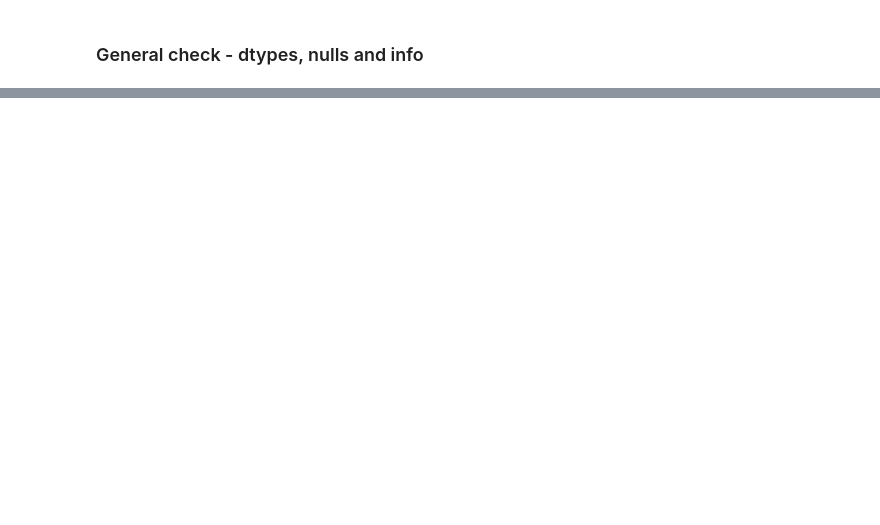
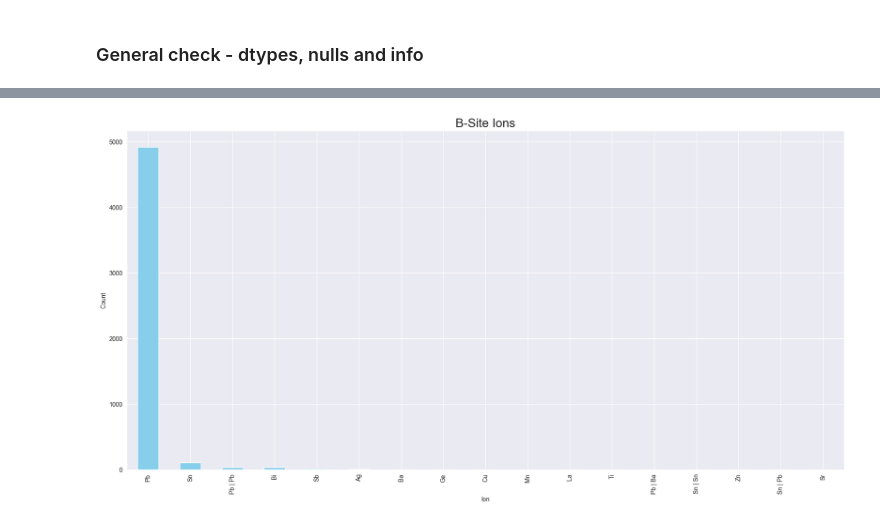
Before and after one commit to armh12/perovskite-data-analysis, a Jupyter notebook: preparation/prepare_raw_idc2.ipynb, the cells around one changed output, grey strips where cells are left out. Cells and saved outputs as stored; diff of their text form; code cells hidden in the pictures; blank space fills up the shorter version.

```diff
--- a/preparation/prepare_raw_idc2.ipynb
+++ b/preparation/prepare_raw_idc2.ipynb
@@ -186,0 +256,10 @@ Name: Stability_average_over_n_number_of_cells, Length: 7419, dtype: int64
+# %%
+plt.figure(figsize=(21, 10))
+b_ion_counts.plot(kind='bar', color='skyblue')
+plt.title('B-Site Ions', fontsize=20)
+plt.xticks(rotation=90)
+plt.xlabel('Ion')
+plt.ylabel('Count')
+plt.show()
+# %% [output]
+[figure, added]
```
Also changed, not shown: parts of 32 cells of this notebook, 17 other files.
